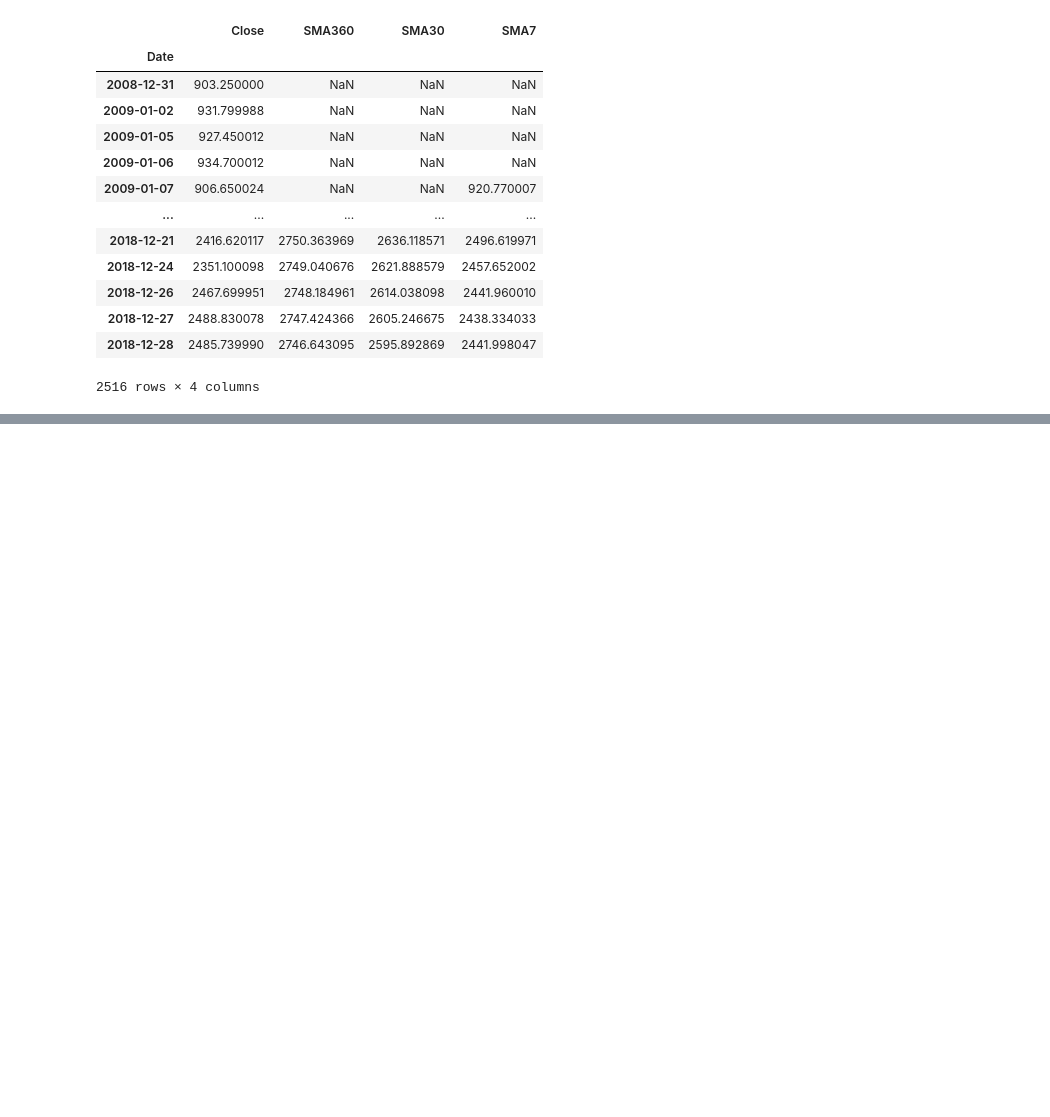
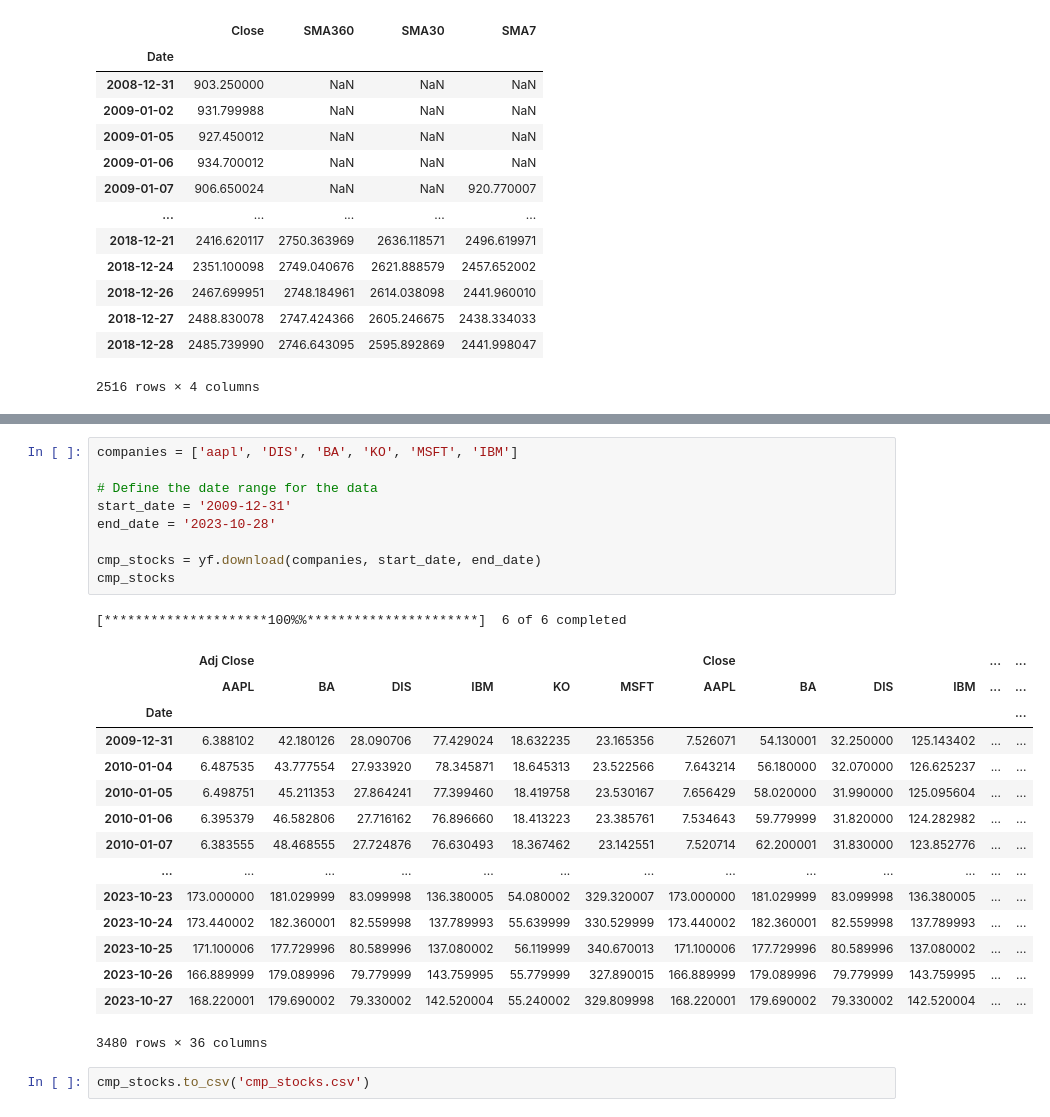
Before and after one commit to DheyaAlqaderi/TechnicalAnalysis-Gold-ML, a Jupyter notebook: Yahoo Finance practice/gold_with_usdt/Gold_Analysis.ipynb, the cells around one changed output, grey strips where cells are left out. Saved outputs shown, nothing was run; the diff lists cells and outputs as text; blank space fills up the shorter version.

```diff
--- a/Yahoo Finance practice/gold_with_usdt/Gold_Analysis.ipynb
+++ b/Yahoo Finance practice/gold_with_usdt/Gold_Analysis.ipynb
@@ -949,0 +1038,28 @@ sto_date.loc['2023-10'].iplot(kind='candle')
+# %%
+companies = ['aapl', 'DIS', 'BA', 'KO', 'MSFT', 'IBM']
+
+# Define the date range for the data
+start_date = '2009-12-31'
+end_date = '2023-10-28'
+
+cmp_stocks = yf.download(companies, start_date, end_date)
+cmp_stocks
+# %% [output]
+[*********************100%%**********************]  6 of 6 completed
+|  | Adj Close |  |  |  |  |  | Close |  |  |  | ... | ... |
+|  | AAPL | BA | DIS | IBM | KO | MSFT | AAPL | BA | DIS | IBM | ... | ... |
+| Date |  |  |  |  |  |  |  |  |  |  |  | ... |
+| 2009-12-31 | 6.388102 | 42.180126 | 28.090706 | 77.429024 | 18.632235 | 23.165356 | 7.526071 | 54.130001 | 32.250000 | 125.143402 | ... | ... |
+| 2010-01-04 | 6.487535 | 43.777554 | 27.933920 | 78.345871 | 18.645313 | 23.522566 | 7.643214 | 56.180000 | 32.070000 | 126.625237 | ... | ... |
+| 2010-01-05 | 6.498751 | 45.211353 | 27.864241 | 77.399460 | 18.419758 | 23.530167 | 7.656429 | 58.020000 | 31.990000 | 125.095604 | ... | ... |
+| 2010-01-06 | 6.395379 | 46.582806 | 27.716162 | 76.896660 | 18.413223 | 23.385761 | 7.534643 | 59.779999 | 31.820000 | 124.282982 | ... | ... |
+| 2010-01-07 | 6.383555 | 48.468555 | 27.724876 | 76.630493 | 18.367462 | 23.142551 | 7.520714 | 62.200001 | 31.830000 | 123.852776 | ... | ... |
+| ... | ... | ... | ... | ... | ... | ... | ... | ... | ... | ... | ... | ... |
+| 2023-10-23 | 173.000000 | 181.029999 | 83.099998 | 136.380005 | 54.080002 | 329.320007 | 173.000000 | 181.029999 | 83.099998 | 136.380005 | ... | ... |
+| 2023-10-24 | 173.440002 | 182.360001 | 82.559998 | 137.789993 | 55.639999 | 330.529999 | 173.440002 | 182.360001 | 82.559998 | 137.789993 | ... | ... |
+| 2023-10-25 | 171.100006 | 177.729996 | 80.589996 | 137.080002 | 56.119999 | 340.670013 | 171.100006 | 177.729996 | 80.589996 | 137.080002 | ... | ... |
+| 2023-10-26 | 166.889999 | 179.089996 | 79.779999 | 143.759995 | 55.779999 | 327.890015 | 166.889999 | 179.089996 | 79.779999 | 143.759995 | ... | ... |
+| 2023-10-27 | 168.220001 | 179.690002 | 79.330002 | 142.520004 | 55.240002 | 329.809998 | 168.220001 | 179.690002 | 79.330002 | 142.520004 | ... | ... |
+3480 rows × 36 columns
+# %%
+cmp_stocks.to_csv('cmp_stocks.csv')
```
Also changed, not shown: parts of 43 cells of this notebook, 1 other file.
